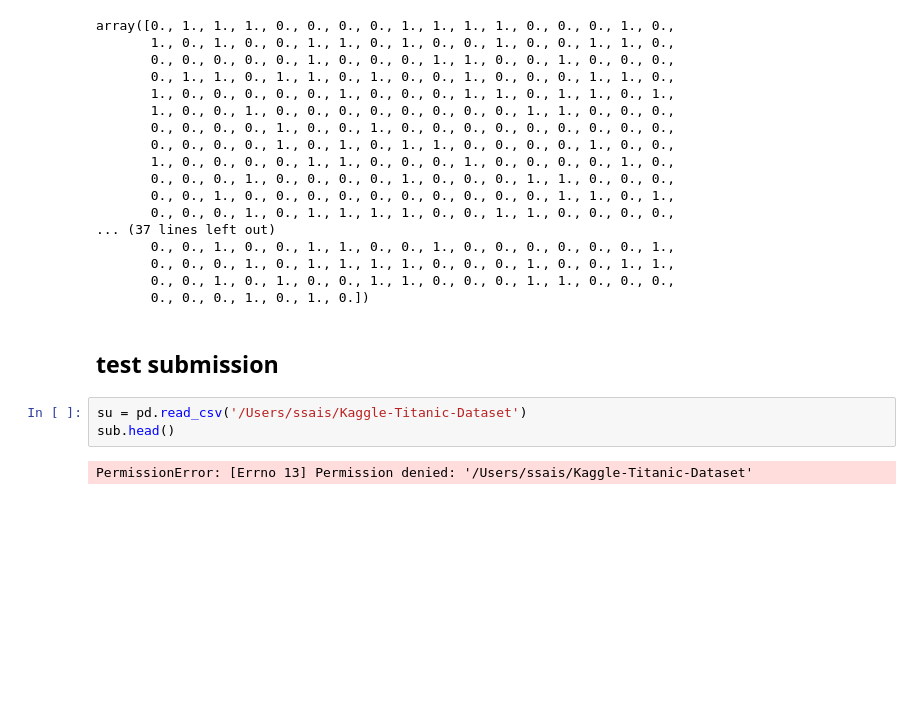
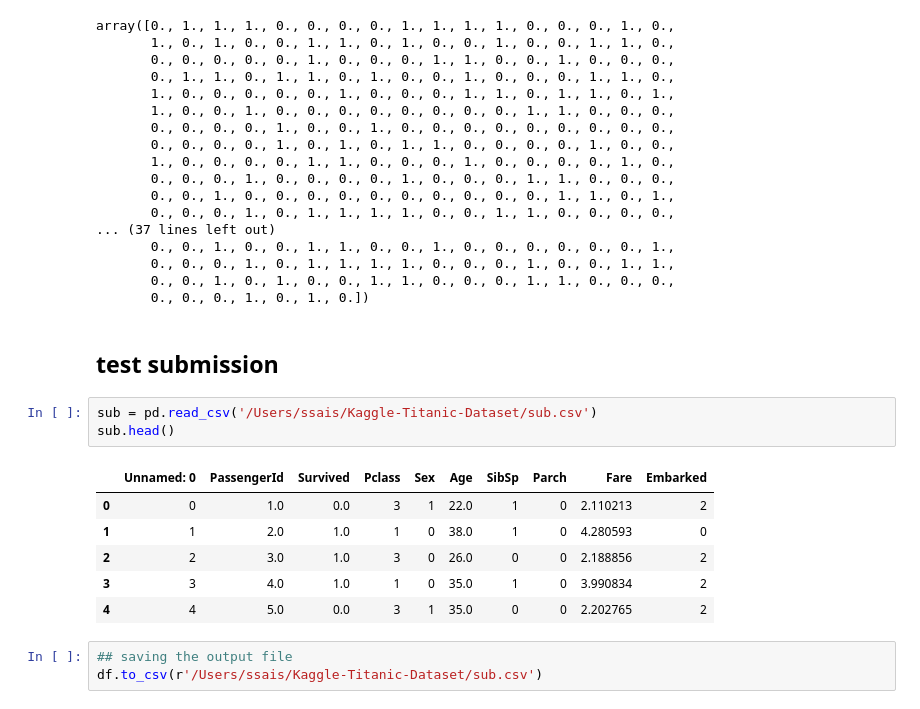
Before and after one commit to Aishwaryakarthik/Kaggle-Titanic-Dataset, a Jupyter notebook: titanicdataset.ipynb, the cells around one changed output. Cells and saved outputs as stored; diff of their text form; blank space fills up the shorter version.

```diff
--- a/titanicdataset.ipynb
+++ b/titanicdataset.ipynb
@@ -406,7 +406,15 @@ array([0., 1., 1., 1., 0., 0., 0., 0., 1., 1., 1., 1., 0., 0., 0., 1., 0.,
 # %% [markdown]
 ## test submission
 # %%
-su = pd.read_csv('/Users/ssais/Kaggle-Titanic-Dataset')
+sub = pd.read_csv('/Users/ssais/Kaggle-Titanic-Dataset/sub.csv')
 sub.head()
 # %% [output]
-PermissionError: [Errno 13] Permission denied: '/Users/ssais/Kaggle-Titanic-Dataset'
+|  | Unnamed: 0 | PassengerId | Survived | Pclass | Sex | Age | SibSp | Parch | Fare | Embarked |
+| 0 | 0 | 1.0 | 0.0 | 3 | 1 | 22.0 | 1 | 0 | 2.110213 | 2 |
+| 1 | 1 | 2.0 | 1.0 | 1 | 0 | 38.0 | 1 | 0 | 4.280593 | 0 |
+| 2 | 2 | 3.0 | 1.0 | 3 | 0 | 26.0 | 0 | 0 | 2.188856 | 2 |
+| 3 | 3 | 4.0 | 1.0 | 1 | 0 | 35.0 | 1 | 0 | 3.990834 | 2 |
+| 4 | 4 | 5.0 | 0.0 | 3 | 1 | 35.0 | 0 | 0 | 2.202765 | 2 |
+# %%
+## saving the output file
+df.to_csv(r'/Users/ssais/Kaggle-Titanic-Dataset/sub.csv')
```
Also changed, not shown: 1 other file.
